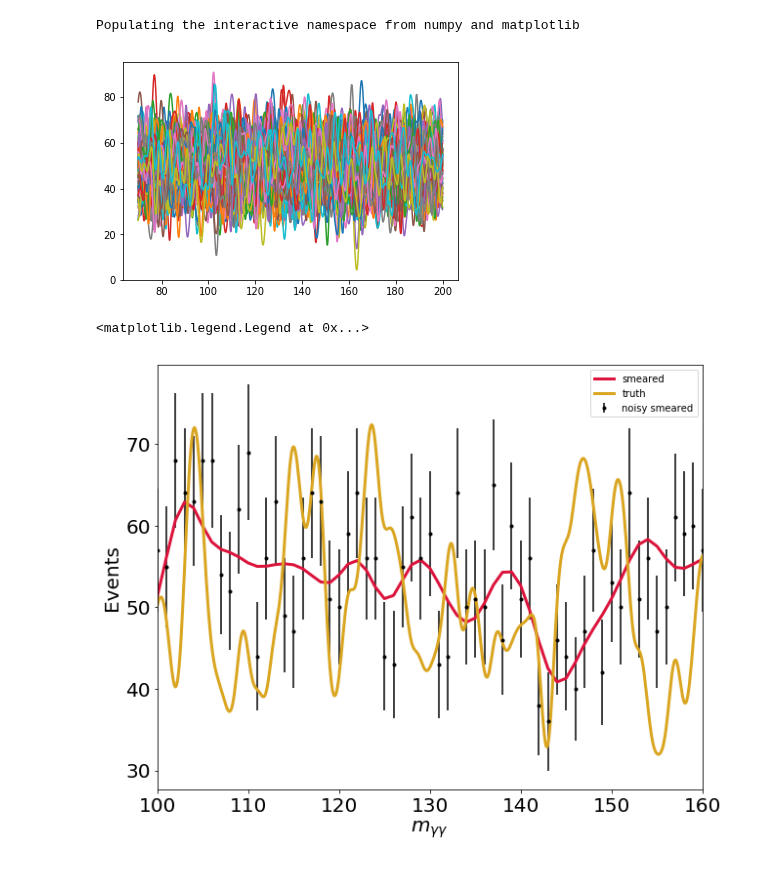
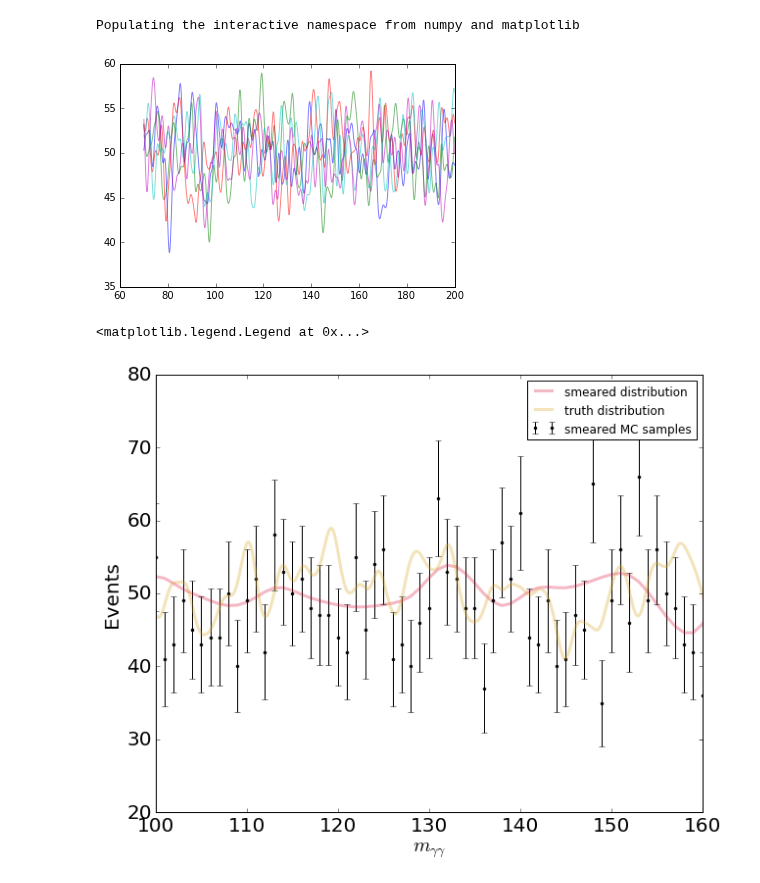
Before and after one commit to cranmer/gp-mc-template-smoother, a Jupyter notebook: GPsmearedFitting.ipynb, the cells around one changed output. Drawn from its saved outputs; the diff is of its cells as text; code cells hidden in the pictures.

```diff
--- a/GPsmearedFitting.ipynb
+++ b/GPsmearedFitting.ipynb
@@ -15,7 +15,7 @@ Populating the interactive namespace from numpy and matplotlib
 truth_step_size = 0.1
 smeared_step_size = 1.
 mean = 50.
-init_Amp = 100.
+init_Amp = 10.
 init_lengthscale = 1.
 gaussian_width = 2.
 
@@ -26,12 +26,12 @@ pull=[]
 # %%
 initial_kernel = init_Amp * ExpSquaredKernel(init_lengthscale)
 initial_gp = george.GP(initial_kernel, mean=mean)
 initial_gp.compute(truth_steps)
 samples=initial_gp.sample(truth_steps,100)
-for s in samples:
-    plt.plot(truth_steps,s)
+for s in samples[:5]:
+    plt.plot(truth_steps,s, alpha=0.5)
 # %% [output]
-[figure, old version]
+[figure, new version]
 # %%
 def draw_pulls(pulls, amp):
     bins=np.linspace(-2,2,50)
@@ -75,13 +79,13 @@ plt.tick_params(axis='y', labelsize=20)
 plt.tick_params(axis='x', labelsize=20)
 
 
-plt.plot(smeared_steps,smeared_counts, c='crimson', linewidth=3, label="smeared")
-plt.errorbar(smeared_steps,noisy_smeared_counts, yerr=np.sqrt(noisy_smeared_counts), markersize = '3', marker='o', ls='None', c='black', label="noisy smeared")
-plt.plot(truth_steps, samples[1], c='goldenrod', linewidth=3, label="truth")
+plt.plot(smeared_steps,smeared_counts, c='crimson', linewidth=3, alpha=0.3,label="smeared distribution")
+plt.errorbar(smeared_steps,noisy_smeared_counts, yerr=np.sqrt(noisy_smeared_counts), markersize = '3', marker='o', ls='None', c='black', label="smeared MC samples")
+plt.plot(truth_steps, samples[1], c='goldenrod', linewidth=3, alpha=0.3, label="truth distribution")
 plt.legend()
 # %% [output]
 <matplotlib.legend.Legend at 0x...>
-[figure, old version]
+[figure, new version]
 # %%
 plt.figure(figsize(10,8))
 plt.ylabel('Events', fontsize=20)
```
Also changed, not shown: parts of 5 cells of this notebook, 2 other files.
